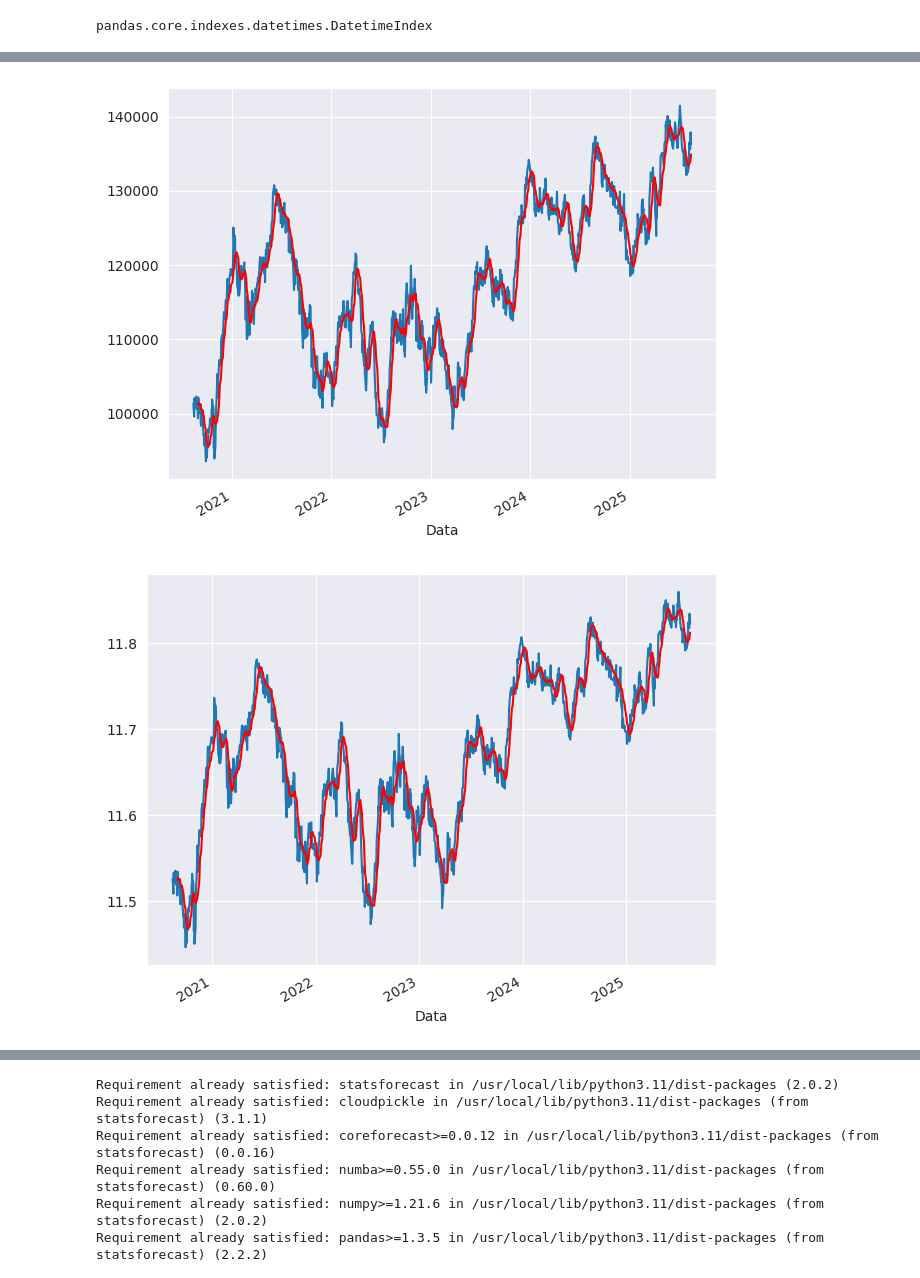
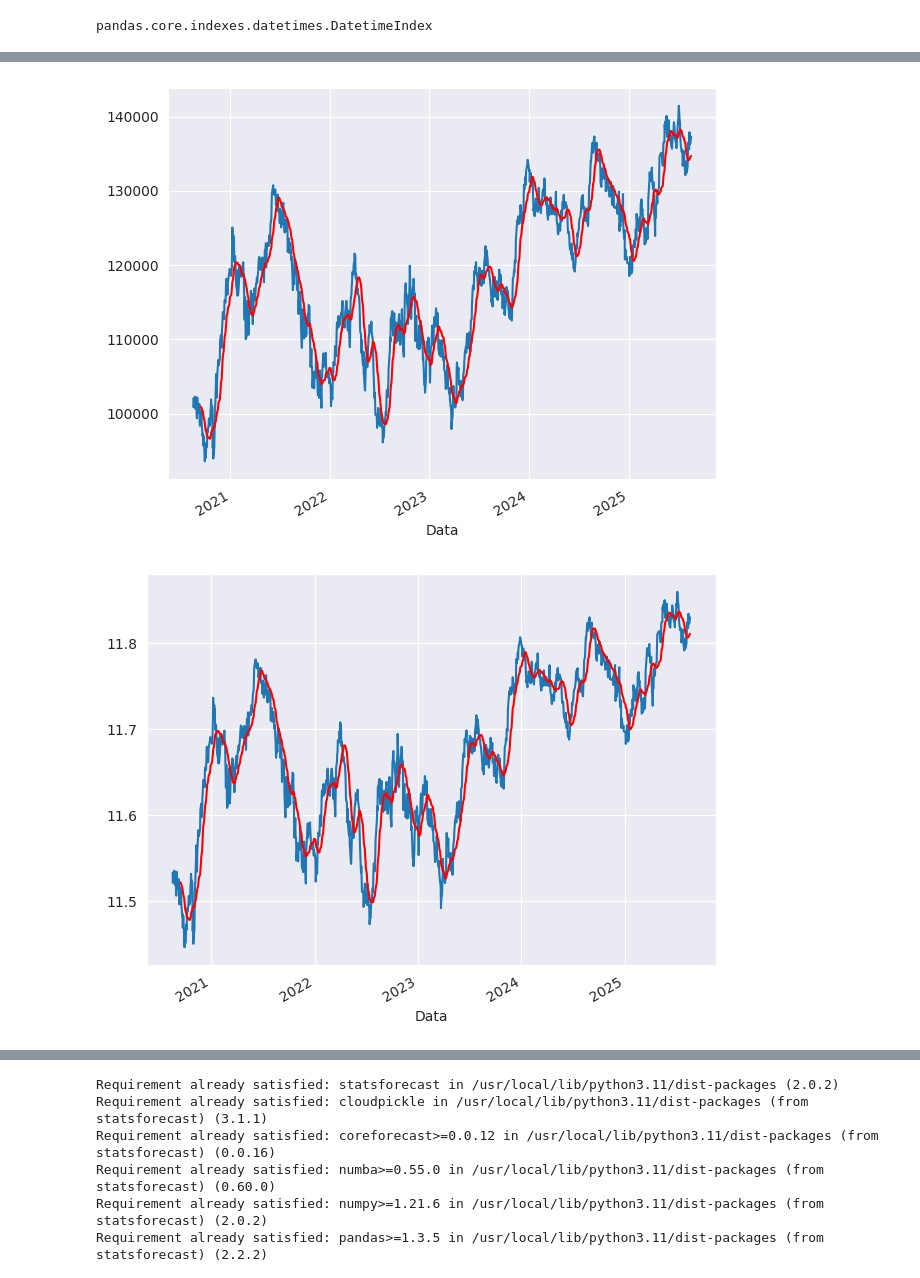
Before and after one commit to paulopetrillo/FIAP_TECH_CHALENGE_01, a Jupyter notebook: TECH_CHALENGE_01.ipynb, the cells around one changed output, grey strips where cells are left out. Saved outputs shown, nothing was run; the diff lists cells and outputs as text; code cells hidden in the pictures.

```diff
--- a/TECH_CHALENGE_01.ipynb
+++ b/TECH_CHALENGE_01.ipynb
@@ -333,22 +373,22 @@ Critical Values: {'1%': np.float64(-3.435621806786881), '5%': np.float64(-2.8638
 5%: -2.8638680226791444
 10%: -2.5680094689100477
 # %%
-ma = dados.Ultimo.rolling(12).mean()
+ma = dados.Ultimo.rolling(20).mean()
 
 f, ax = plt.subplots()
 #dados.select_dtypes(include=np.number).plot(ax=ax, legend=False)
 dados.Ultimo.plot(ax=ax, legend=False)
 ma.plot(ax=ax, legend=False, color='r') # ma <=> moving average (curva masi suaves - menor influencia de variação)
 plt.tight_layout()
 # %% [output]
-[figure, old version]
+[figure, new version]
 # %%
 dados_Ultimo_log = np.log(dados.Ultimo)
-ma_log = dados_Ultimo_log.rolling(12).mean()
+ma_log = dados_Ultimo_log.rolling(20).mean()
 
 f, ax = plt.subplots()
 dados_Ultimo_log.plot(ax=ax, legend=False)
 ma_log.plot(ax=ax, legend=False, color='r')
 plt.tight_layout()
 # %% [output]
-[figure, old version]
+[figure, new version]
```
Also changed, not shown: parts of 72 cells of this notebook.
